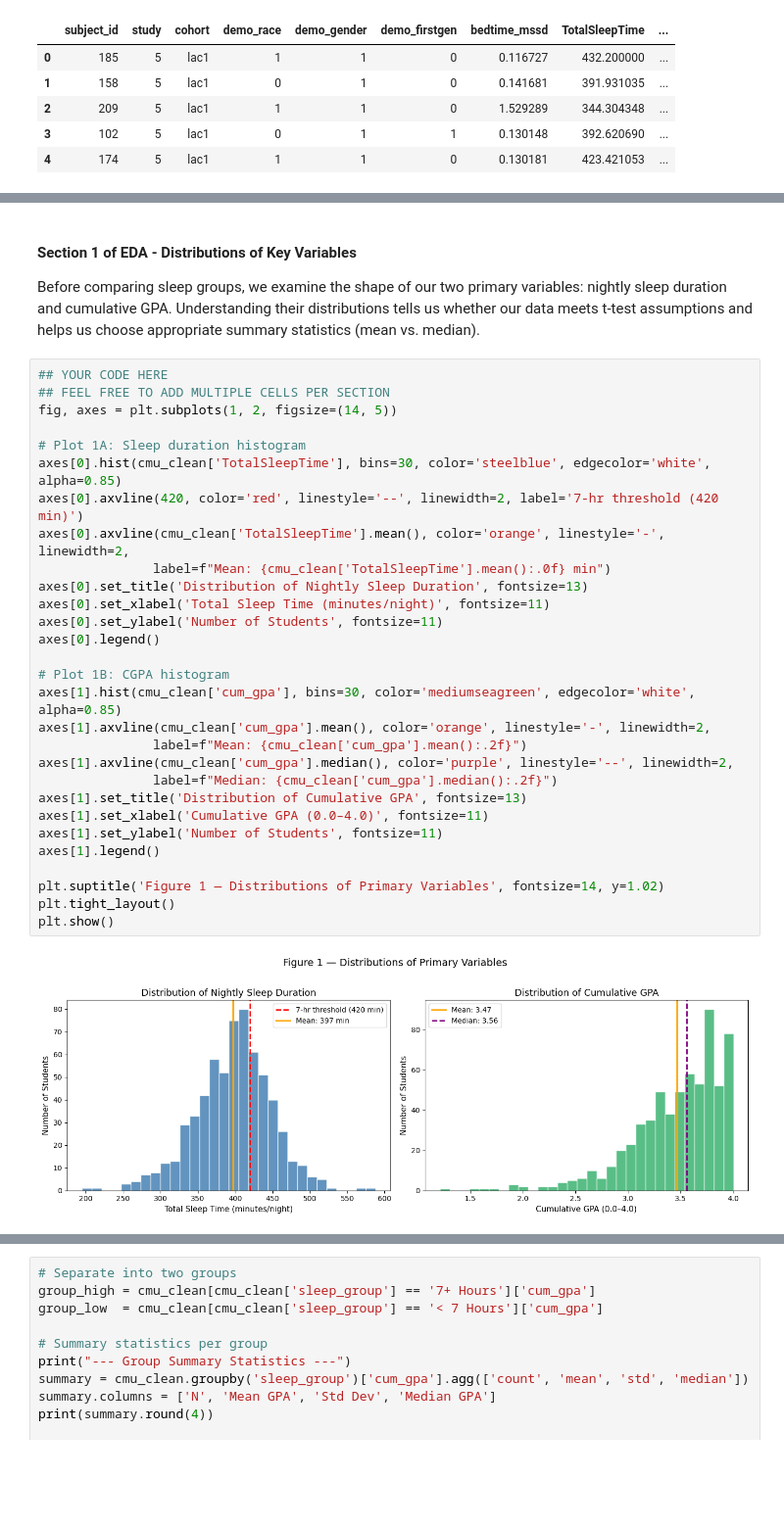
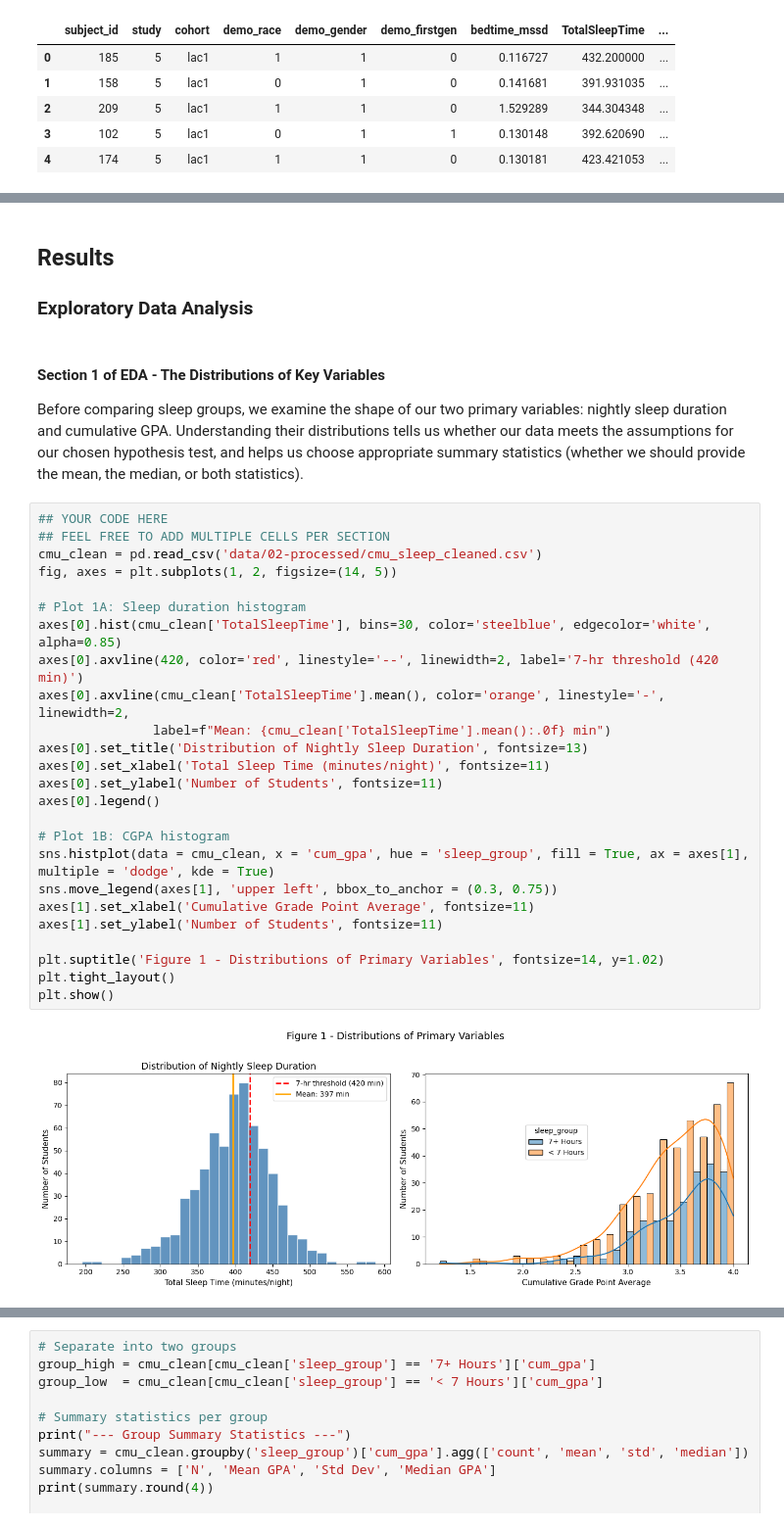
Before and after one commit to COGS108/Group014_WI26, a Jupyter notebook: 02-EDACheckpoint.ipynb, the cells around one changed output, grey strips where cells are left out. Shown at 98% size. Saved outputs shown, nothing was run; the diff lists cells and outputs as text; blank space fills up the shorter version.

```diff
--- a/02-EDACheckpoint.ipynb
+++ b/02-EDACheckpoint.ipynb
@@ -390,38 +372,38 @@ Please note that you should consider the use of python modules in your work.  An
+# %% [markdown]
+## Results
+
+### Exploratory Data Analysis
 # %% [markdown]
-#### Section 1 of EDA - Distributions of Key Variables
+#### Section 1 of EDA - The Distributions of Key Variables
 
 Before comparing sleep groups, we examine the shape of our two primary variables: nightly
 sleep duration and cumulative GPA. Understanding their distributions tells us whether our
-data meets t-test assumptions and helps us choose appropriate summary statistics (mean vs. median).
+data meets the assumptions for our chosen hypothesis test, and helps us choose appropriate summary statistics (whether we should provide the mean, the median, or both statistics).
 # %%
 ## YOUR CODE HERE
 ## FEEL FREE TO ADD MULTIPLE CELLS PER SECTION
+cmu_clean = pd.read_csv('data/02-processed/cmu_sleep_cleaned.csv')
 fig, axes = plt.subplots(1, 2, figsize=(14, 5))
 
 # Plot 1A: Sleep duration histogram
 axes[0].hist(cmu_clean['TotalSleepTime'], bins=30, color='steelblue', edgecolor='white', alpha=0.85)
 axes[0].axvline(420, color='red', linestyle='--', linewidth=2, label='7-hr threshold (420 min)')
 axes[0].axvline(cmu_clean['TotalSleepTime'].mean(), color='orange', linestyle='-', linewidth=2,
                label=f"Mean: {cmu_clean['TotalSleepTime'].mean():.0f} min")
 axes[0].set_title('Distribution of Nightly Sleep Duration', fontsize=13)
 axes[0].set_xlabel('Total Sleep Time (minutes/night)', fontsize=11)
 axes[0].set_ylabel('Number of Students', fontsize=11)
 axes[0].legend()
 
 # Plot 1B: CGPA histogram
-axes[1].hist(cmu_clean['cum_gpa'], bins=30, color='mediumseagreen', edgecolor='white', alpha=0.85)
-axes[1].axvline(cmu_clean['cum_gpa'].mean(), color='orange', linestyle='-', linewidth=2,
-               label=f"Mean: {cmu_clean['cum_gpa'].mean():.2f}")
-axes[1].axvline(cmu_clean['cum_gpa'].median(), color='purple', linestyle='--', linewidth=2,
-               label=f"Median: {cmu_clean['cum_gpa'].median():.2f}")
-axes[1].set_title('Distribution of Cumulative GPA', fontsize=13)
-axes[1].set_xlabel('Cumulative GPA (0.0–4.0)', fontsize=11)
+sns.histplot(data = cmu_clean, x = 'cum_gpa', hue = 'sleep_group', fill = True, ax = axes[1], multiple = 'dodge', kde = True)
+sns.move_legend(axes[1], 'upper left', bbox_to_anchor = (0.3, 0.75))
+axes[1].set_xlabel('Cumulative Grade Point Average', fontsize=11)
 axes[1].set_ylabel('Number of Students', fontsize=11)
-axes[1].legend()
 
-plt.suptitle('Figure 1 — Distributions of Primary Variables', fontsize=14, y=1.02)
+plt.suptitle('Figure 1 - Distributions of Primary Variables', fontsize=14, y=1.02)
 plt.tight_layout()
 plt.show()
 # %% [output]
-[figure, old version]
+[figure, new version]
 # %% [markdown]
```
Also changed, not shown: parts of 31 cells of this notebook.
